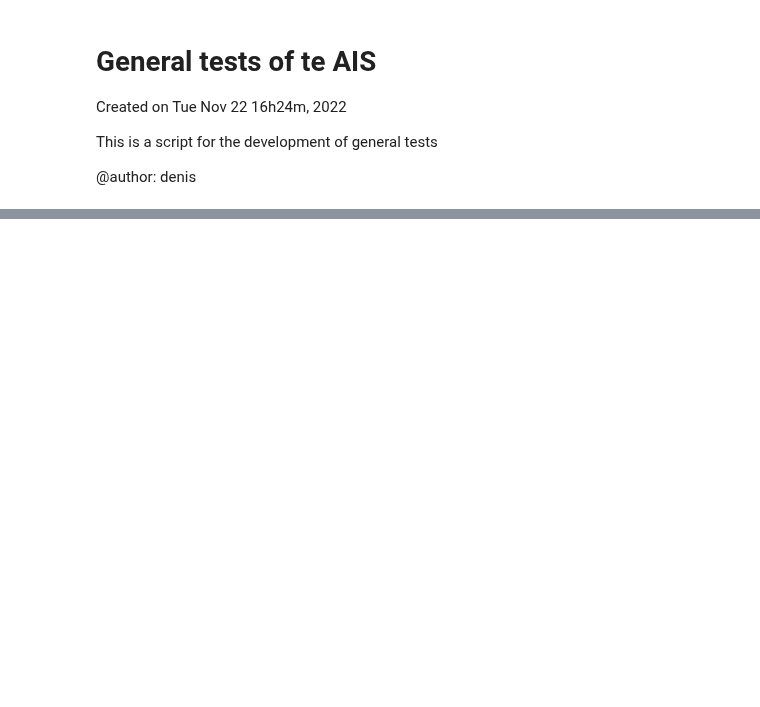
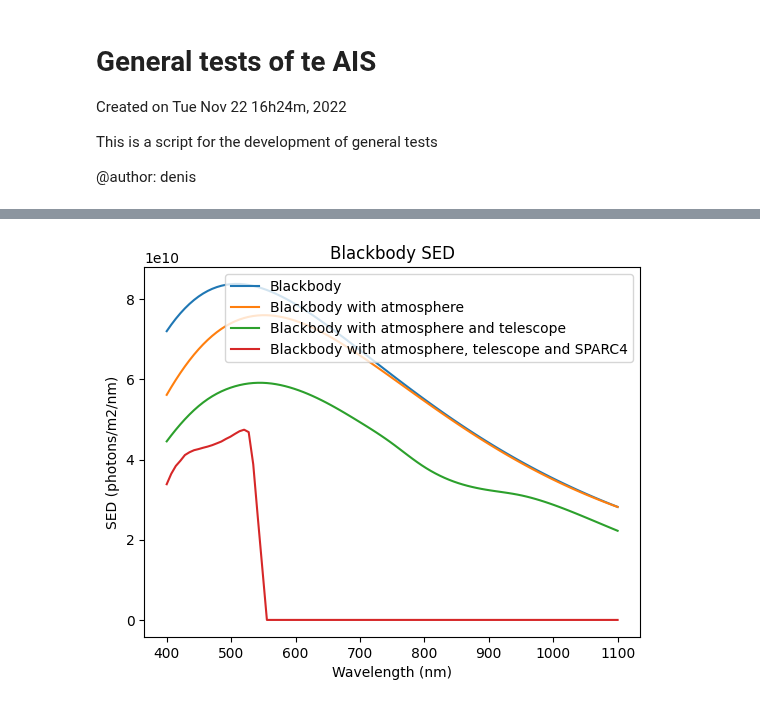
Before and after one commit to DBernardes/AIS, a Jupyter notebook: general_tests.ipynb, the cells around one changed output, grey strips where cells are left out. Saved outputs shown, nothing was run; the diff lists cells and outputs as text; code cells hidden in the pictures; blank space fills up the shorter version.

```diff
--- a/general_tests.ipynb
+++ b/general_tests.ipynb
@@ -236,36 +233,38 @@ plt.show()
 # %%
 # Test the blackbody profile
 from AIS. Artificial_Image_Simulator import Artificial_Image_Simulator
 from AIS.Spectral_Energy_Distribution import Source
 import matplotlib.pyplot as plt
 ccd_operation_mode = {
     'em_mode': 'Conv',
     'em_gain': 1,
     'preamp': 1,
     'readout': 1,
     'binn': 1,
     't_exp': 1,
     'image_size': 100
 }
 
 ais = Artificial_Image_Simulator(ccd_operation_mode, 1, -70)
 
 ais.create_source_sed('blackbody', 15, (400, 1100, 100), 5700)
 ais.create_sky_sed('new')
-plt.plot(ais.wavelength, ais.source_sed, label='Blackbody')
+plt.plot(ais.wavelength, ais.source_sed[0], label='Blackbody')
 ais.apply_atmosphere_spectral_response()
-plt.plot(ais.wavelength, ais.source_sed, label='Blackbody with atmosphere')
+plt.plot(ais.wavelength, ais.source_sed[0], label='Blackbody with atmosphere')
 ais.apply_telescope_spectral_response()
-plt.plot(ais.wavelength, ais.source_sed,
+plt.plot(ais.wavelength, ais.source_sed[0],
          label='Blackbody with atmosphere and telescope')
 ais.apply_sparc4_spectral_response('photometry')
 plt.plot(ais.wavelength, ais.source_sed,
          label='Blackbody with atmosphere, telescope and SPARC4')
 plt.legend()
 plt.xlabel('Wavelength (nm)')
 plt.ylabel('SED (photons/m2/nm)')
 plt.title('Blackbody SED')
 plt.show()
+# %% [output]
+[figure, added]
 # %%
 # Test the _read_spectral_library function
 from AIS. Artificial_Image_Simulator import Artificial_Image_Simulator
```
Also changed, not shown: parts of 9 cells of this notebook, 23 other files.
